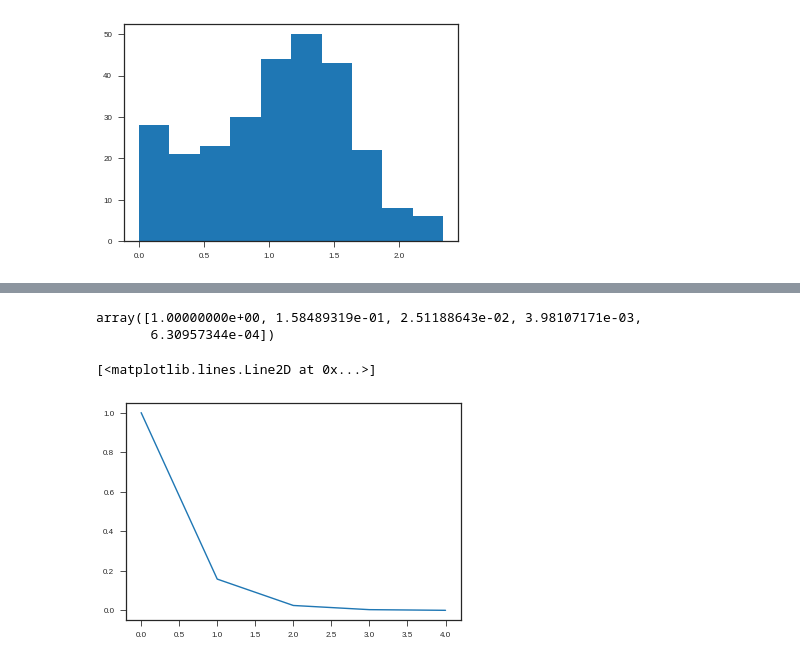
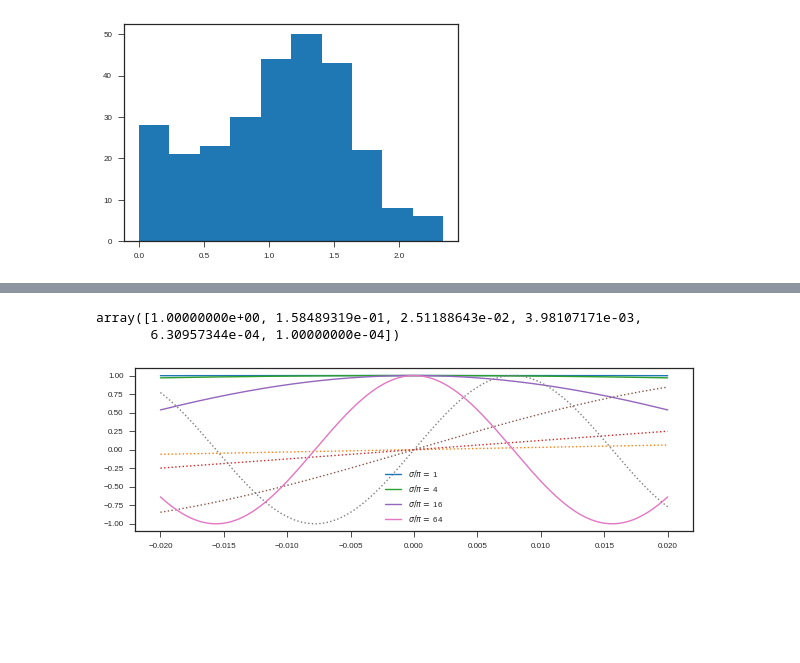
Before and after one commit to mshagirov/simgnn, a Jupyter notebook: nbs/4_tension_sim2real_posenc.ipynb, the cells around one changed output, grey strips where cells are left out. Saved outputs shown, nothing was run; the diff lists cells and outputs as text; code cells hidden in the pictures; blank space fills up the shorter version.

```diff
--- a/nbs/4_tension_sim2real_posenc.ipynb
+++ b/nbs/4_tension_sim2real_posenc.ipynb
@@ -210,11 +202,19 @@ for wavelength in [0.5,1,3.5]:
 # %%
-t = np.exp(-np.arange(0, 10, 2) *(np.log(10000.0) / 10))
+t = np.exp(-np.arange(0, 10+2, 2) *(np.log(10000.0) / 10))
 t
 # %% [output]
 array([1.00000000e+00, 1.58489319e-01, 2.51188643e-02, 3.98107171e-03,
-       6.30957344e-04])
+       6.30957344e-04, 1.00000000e-04])
-# %%
-plt.plot(t)
-# %% [output]
-[<matplotlib.lines.Line2D at 0x...>]
-[figure, removed]
+# %%
+# NeRF used geometric sequence of increasing frequencies
+sigma_nerf = np.pi*np.exp(np.arange(0,8,2)*np.log(2))
+
+plt.figure(figsize=[10,3])
+pos = np.linspace(-.02,.02,1024)
+for s in sigma_nerf:
+    plt.plot(pos,np.cos(s*pos), label=r'$\sigma/\pi=$ '+str(round(s/np.pi)))
+    plt.plot(pos,np.sin(s*pos), ':')
+#     plt.vlines(np.pi/s,-1,1,'k',linestyles='dotted')
+plt.legend();
+# %% [output]
+[figure, added]
```
Also changed, not shown: parts of 6 cells of this notebook, 1 other file.
